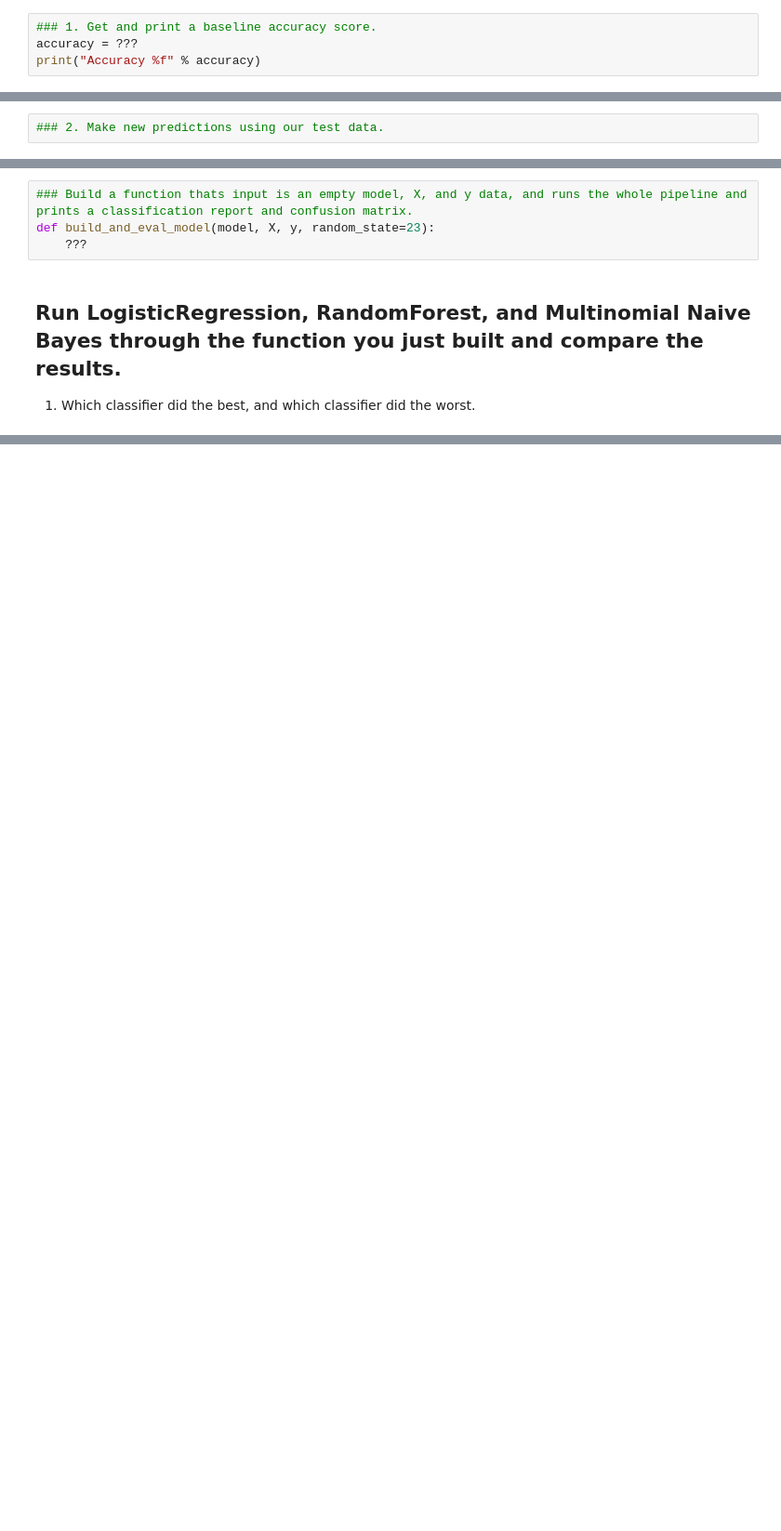
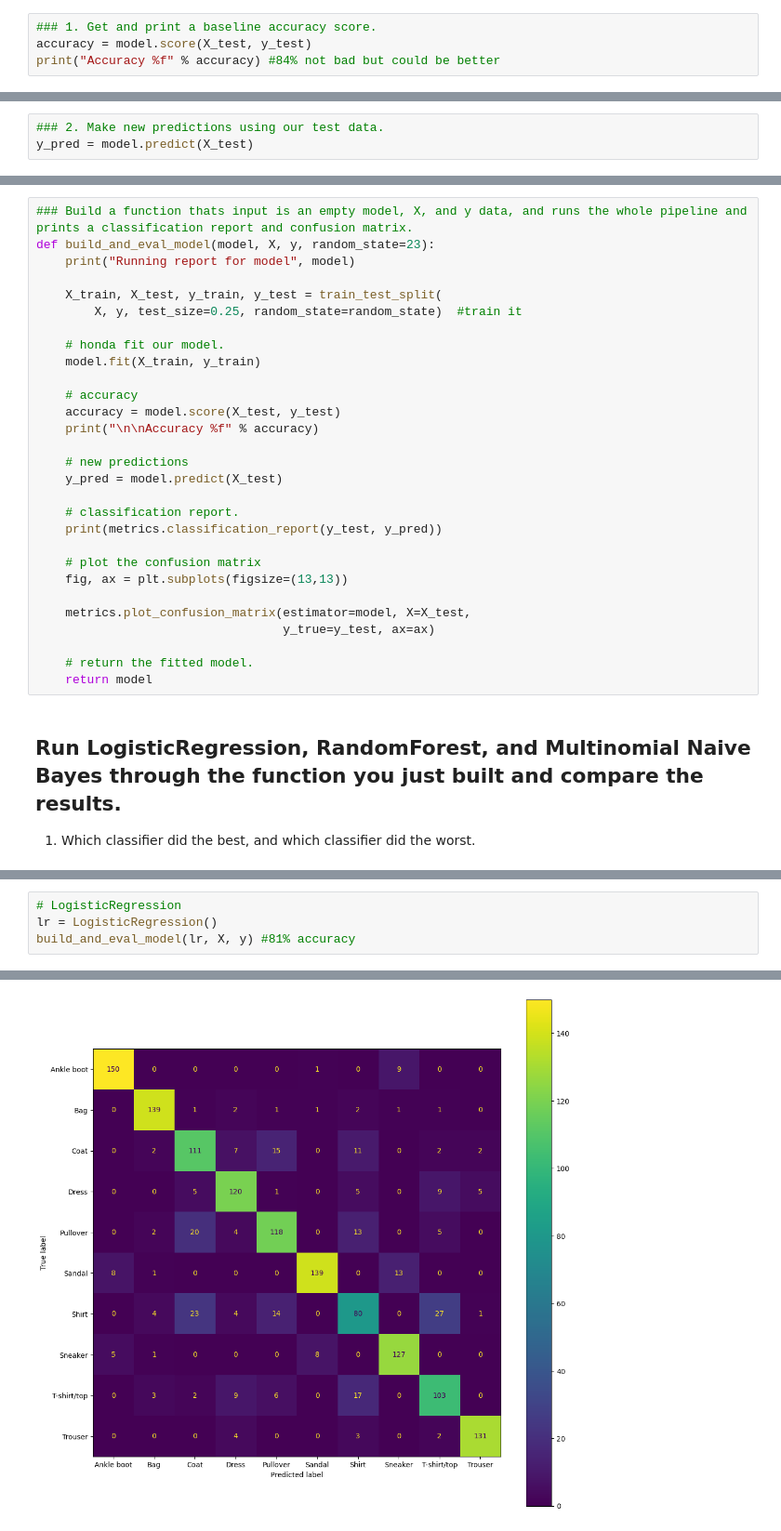
Before and after one commit to CenzOh/Python_Data_Science, a Jupyter notebook: Week-07-Image-Classification/Image-Classification-Exercise.ipynb, the cells around one changed output, grey strips where cells are left out. Shown: that part at 93% size. Cells and saved outputs as stored; diff of their text form; blank space fills up the shorter version.

```diff
--- a/Week-07-Image-Classification/Image-Classification-Exercise.ipynb
+++ b/Week-07-Image-Classification/Image-Classification-Exercise.ipynb
@@ -116,5 +219,5 @@ ___
 ### 1. Get a baseline accuracy score.
 # %%
 ### 1. Get and print a baseline accuracy score.
-accuracy = ???
-print("Accuracy %f" % accuracy)
+accuracy = model.score(X_test, y_test)
+print("Accuracy %f" % accuracy) #84% not bad but could be better
@@ -122,6 +227,7 @@ print("Accuracy %f" % accuracy)
 ### 2. Make new predictions using our test data.
 # %%
 ### 2. Make new predictions using our test data.
+y_pred = model.predict(X_test)
 # %% [markdown]
 ### 3. Print the classification report.
 Use the sklearn helper fuction for this.
@@ -143,7 +273,32 @@ ___
 # %%
 ### Build a function thats input is an empty model, X, and y data, and runs the whole pipeline and prints a classification report and confusion matrix.
 def build_and_eval_model(model, X, y, random_state=23):
-    ???
+    print("Running report for model", model)
+
+    X_train, X_test, y_train, y_test = train_test_split(
+        X, y, test_size=0.25, random_state=random_state)  #train it
+
+    # honda fit our model.
+    model.fit(X_train, y_train)
+
+    # accuracy
+    accuracy = model.score(X_test, y_test)
+    print("\n\nAccuracy %f" % accuracy)
+
+    # new predictions
+    y_pred = model.predict(X_test)
+
+    # classification report.
+    print(metrics.classification_report(y_test, y_pred))
+
+    # plot the confusion matrix
+    fig, ax = plt.subplots(figsize=(13,13))
+
+    metrics.plot_confusion_matrix(estimator=model, X=X_test,
+                                  y_true=y_test, ax=ax)
+
+    # return the fitted model.
+    return model
 # %% [markdown]
 ## Run LogisticRegression, RandomForest, and Multinomial Naive Bayes through the function you just built and compare the results.
 1. Which classifier did the best, and which classifier did the worst.
@@ -155,0 +305,5 @@ def build_and_eval_model(model, X, y, random_state=23):
+# %%
+# LogisticRegression
+lr = LogisticRegression()
+build_and_eval_model(lr, X, y) #81% accuracy
+# %% [output]
@@ -155,0 +336 @@ def build_and_eval_model(model, X, y, random_state=23):
+[figure, added]
```
Also changed, not shown: parts of 27 cells of this notebook, 1 other file.
